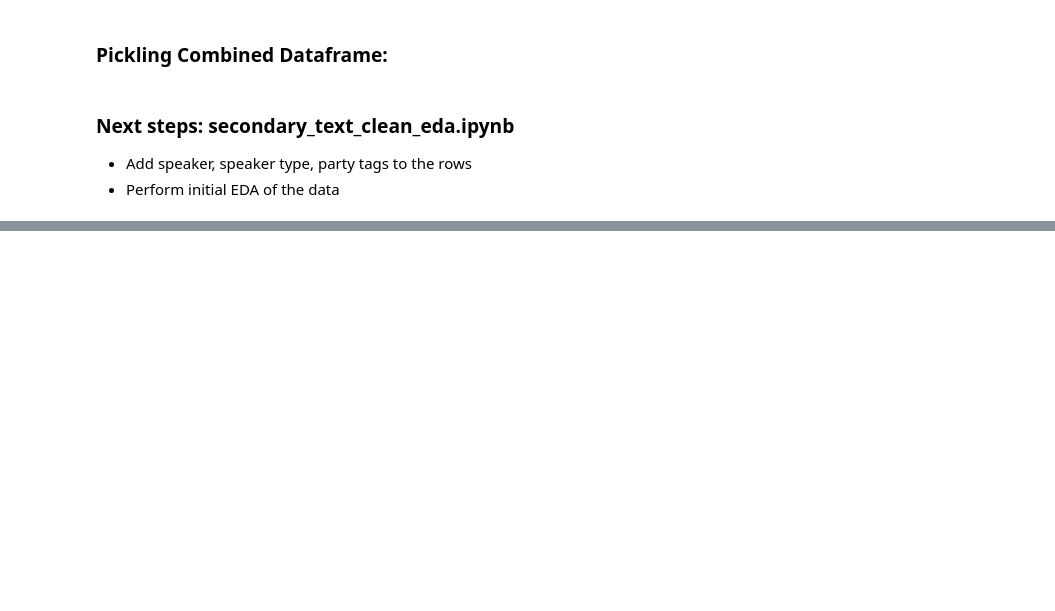
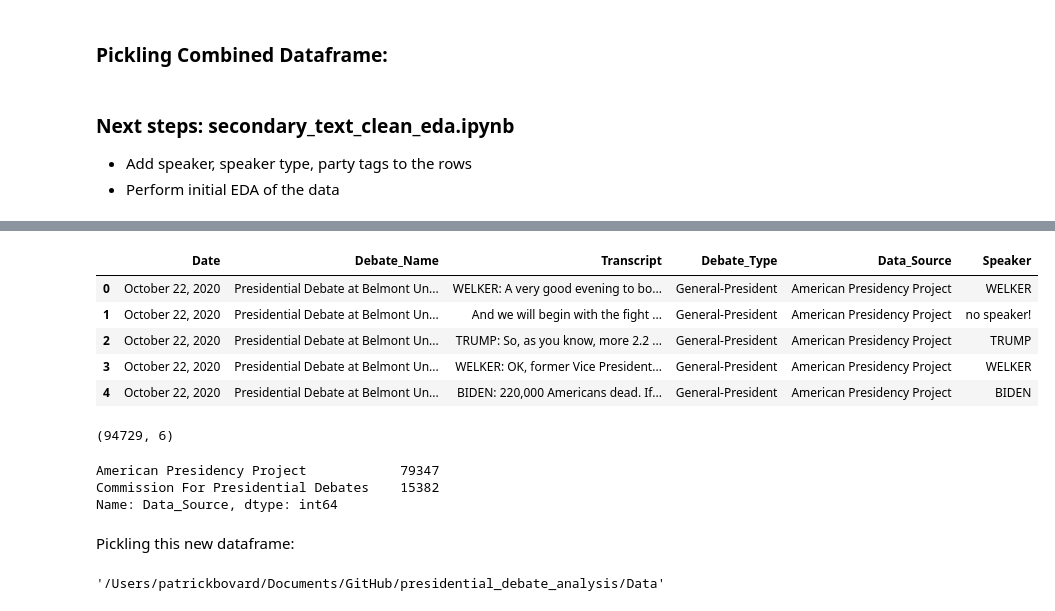
Before and after one commit to pbovard63/Presidential_Debate_Analysis, a Jupyter notebook: text_cleaning.ipynb, the cells around one changed output, grey strips where cells are left out. Cells and saved outputs as stored; diff of their text form; code cells hidden in the pictures; blank space fills up the shorter version.

```diff
--- a/text_cleaning.ipynb
+++ b/text_cleaning.ipynb
@@ -608,0 +732,27 @@ with open('combined_transcript_df.pickle', 'wb') as to_write:
+# %%
+speaker_combined_transcript_df = pd.concat([transcript_df, cpd_speaker_df_full])
+# %%
+speaker_combined_transcript_df.head()
+# %% [output]
+|  | Date | Debate_Name | Transcript | Debate_Type | Data_Source | Speaker |
+| 0 | October 22, 2020 | Presidential Debate at Belmont Un... | WELKER: A very good evening to bo... | General-President | American Presidency Project | WELKER |
+| 1 | October 22, 2020 | Presidential Debate at Belmont Un... | And we will begin with the fight ... | General-President | American Presidency Project | no speaker! |
+| 2 | October 22, 2020 | Presidential Debate at Belmont Un... | TRUMP: So, as you know, more 2.2 ... | General-President | American Presidency Project | TRUMP |
+| 3 | October 22, 2020 | Presidential Debate at Belmont Un... | WELKER: OK, former Vice President... | General-President | American Presidency Project | WELKER |
+| 4 | October 22, 2020 | Presidential Debate at Belmont Un... | BIDEN: 220,000 Americans dead. If... | General-President | American Presidency Project | BIDEN |
+# %%
+speaker_combined_transcript_df.shape
+# %% [output]
+(94729, 6)
+# %%
+speaker_combined_transcript_df.Data_Source.value_counts()
+# %% [output]
+American Presidency Project            79347
+Commission For Presidential Debates    15382
+Name: Data_Source, dtype: int64
+# %% [markdown]
+Pickling this new dataframe:
+# %%
+pwd
+# %% [output]
+'/Users/patrickbovard/Documents/GitHub/presidential_debate_analysis/Data'
```
Also changed, not shown: parts of 41 cells of this notebook, 8 other files.
